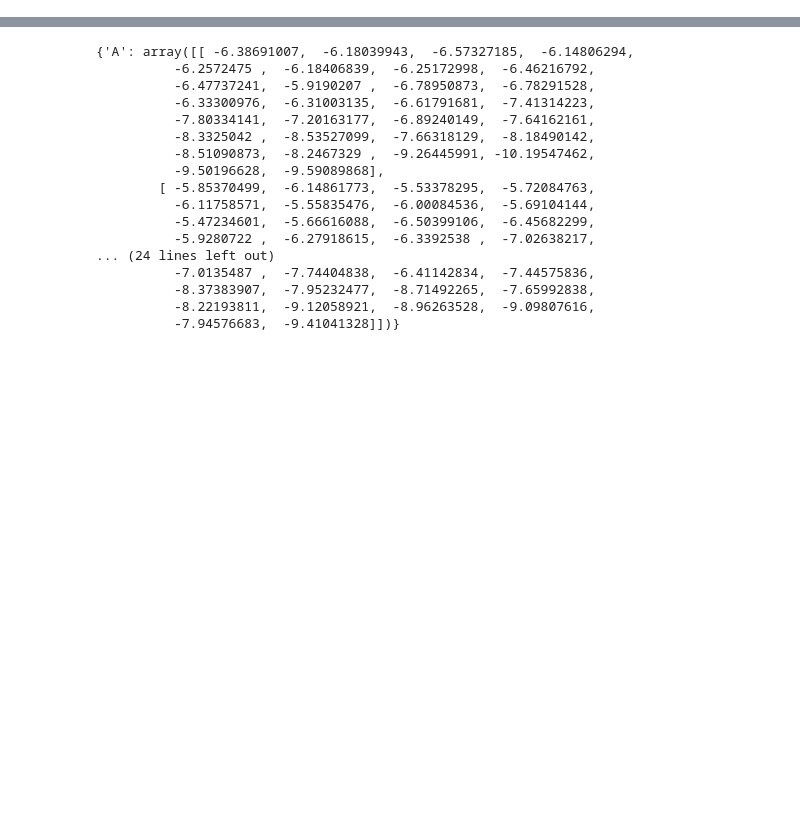
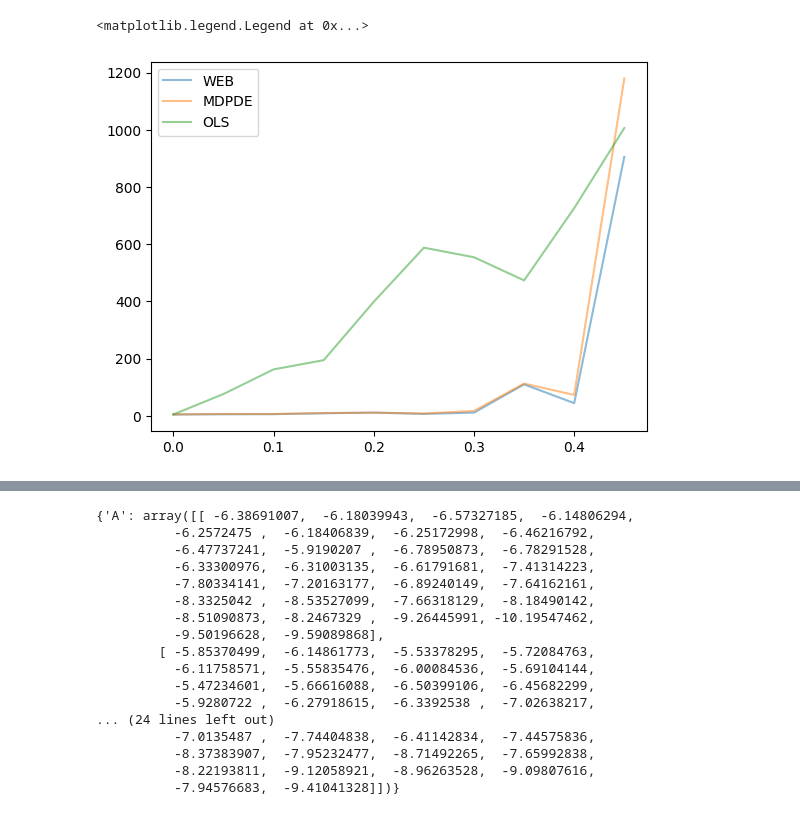
Before and after one commit to bookbnnbnn/Weighted-Empirical-Baysian-Model, a Jupyter notebook: Simulation_test.ipynb, the cells around one changed output, grey strips where cells are left out. Saved outputs shown, nothing was run; the diff lists cells and outputs as text; code cells hidden in the pictures; blank space fills up the shorter version.

```diff
--- a/Simulation_test.ipynb
+++ b/Simulation_test.ipynb
@@ -19,0 +145,13 @@ CONTAMINATED_BETA1 = None
+# %%
+# 截距和斜率的污染
+i = 0
+X_axis = np.arange(0, 0.5, 0.5 / NUM)
+plt.plot(X_axis, mse_WEBs[i], label="WEB", alpha=0.5)
+plt.plot(X_axis, mse_MDPDEs[i], label="MDPDE", alpha=0.5)
+plt.plot(X_axis, mse_OLSs[i], label="OLS", alpha=0.5)
+# plt.plot(mse_0_WEB_wo_lambdas[i], label="WEB_wo_lambdas", alpha=0.5)
+# plt.plot(mse_EBs[i], label="EB", alpha=0.5)
+plt.legend()
+# %% [output]
+<matplotlib.legend.Legend at 0x...>
+[figure, added]
```
Also changed, not shown: parts of 26 cells of this notebook, 5 other files.
